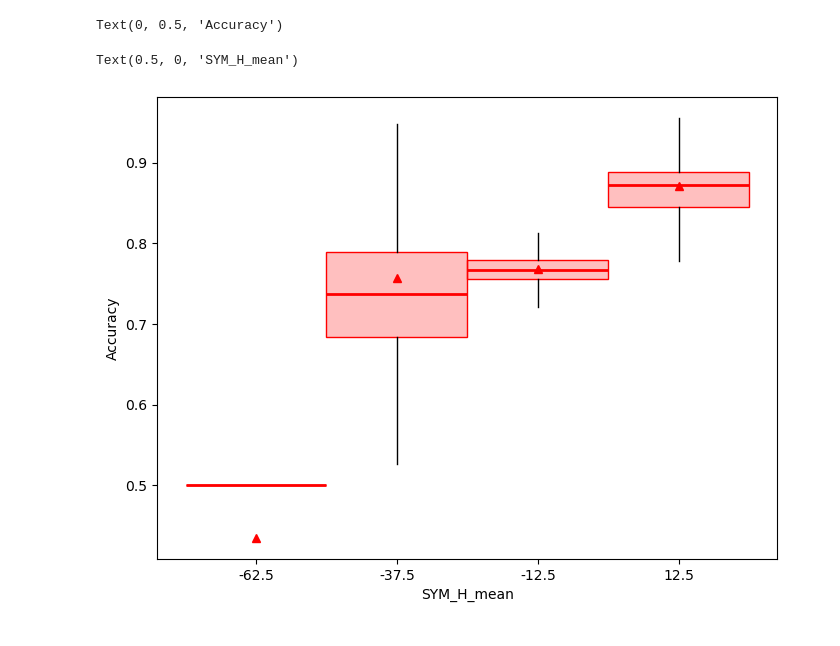
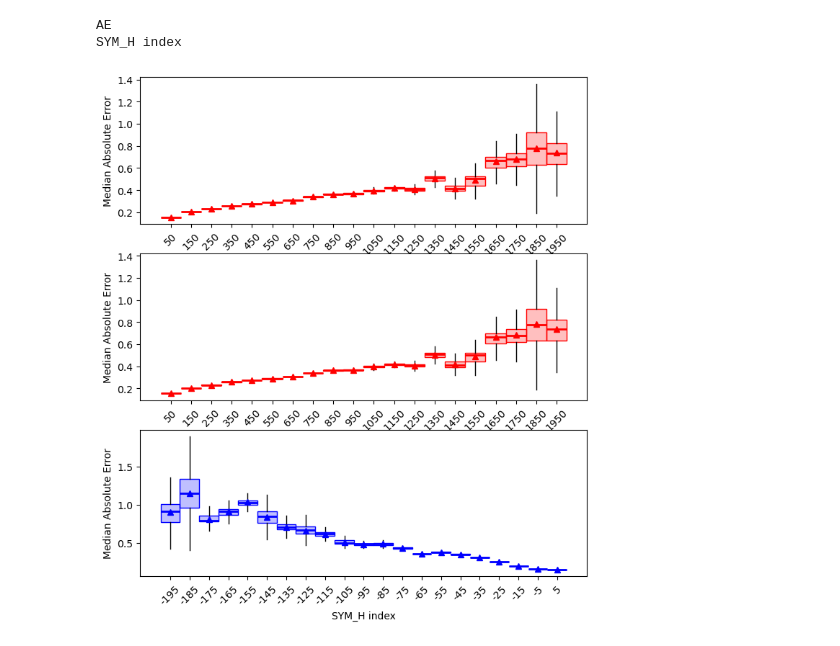
Before and after one commit to kylermurphy/ml_fw, a Jupyter notebook: Notebooks/Metric_boxvx.ipynb, the cells around one changed output. Drawn from its saved outputs; the diff is of its cells as text; code cells hidden in the pictures.

Commit message:
New notebook example
New notebook example

```diff
--- a/Notebooks/Metric_boxvx.ipynb
+++ b/Notebooks/Metric_boxvx.ipynb
@@ -10,0 +29,7 @@ from scipy.stats import binned_statistic
+# %%
+import os, sys
+import pandas as pd
+import matplotlib.pyplot as plt
+
+path_dat = "E:\OneDrive\Phys4501\data\RF_FI_GEO_OOS_CHAMP.hdf5"
+path_mod = os.path.normpath(os.getcwd()+'/../ml_fw/') # assumes current working directory is the ml_fw/Notebooks directory
@@ -11,5 +41,5 @@ from scipy.stats import binned_statistic
 # %%
-dat = pd.read_hdf("C:\data\Full_Model_Outputs.hdf5")
+dat = pd.read_hdf(path_dat)
 dat.head(1)
 dat.describe()
 # %% [output]
@@ -102,31 +77,63 @@ for i in np.arange(x_bins, dtype=int):
+# %%
+met_box = inspect.boxplot_metvx(x_dat, y_true, y_pred, box_dat=dat, bins=x_bin, xrange=x_range,
+                                kfolds=k_folds, kfrac=k_size, box_metric=met)
 # %%
 # plot the data
+InteractiveShell.ast_node_interactivity = "last_expr"
 showmean=True
-fig, ax = plt.subplots(1, figsize=(8,6))
+fig, ax = plt.subplots(3,1, figsize=(8,9))
 
-y_val = box_stats # a list of dictionaries for each box/whisker instance
-x_val = x_cen # the center of each x bin
-x_width = x_wid # the width of each x bin
+# boxplot_vx returns a dictionary for each of x_dat which contains
+# the required values to plot a boxplot using bxp()
+# the dictionary key is the inputs DataFramed column names
+
+# lets look at the returned dictionary for AE
+ae_box = met_box['AE'] # the AE box/whisker data
+y_val = ae_box['box_stats'] # a list of dictionaries for each box/whisker instance
+x_val = ae_box['x_centre'] # the center of each x bin
+x_width = ae_box['x_width'] # the width of each x bin
 
 # lets define some colors, alpha values (transparencies) and other properties to
 # make the plot pretty
 
 cc = [1,0,0] # red box plot
 bx_a = 0.25 # transparency level (alpha) for box
 ln_a = 1.0 # transparency level for lines
 ln_w = 2.0 # line width
 
-b1 = ax.bxp(y_val, positions=x_val, widths=x_width,
+b1 = ax[0].bxp(y_val, positions=x_val, widths=x_width,
                   patch_artist=True, showmeans=showmean,
                   shownotches=False, showcaps=False,
                   boxprops={'ec':cc+[ln_a], 'fc':cc+[bx_a]}, # artist properties for boxes
                   medianprops={'c':cc, 'lw':ln_w}, # artist properties for medians
                   meanprops={'mec':cc, 'mfc':cc}) # artist propoerties for means
 
+# lets fix the x-axis a bit and label everything
+ax[0].set_xticks(x_val,x_val.astype(int).astype(str),rotation=45)
+ax[0].set_ylabel(metric)
+ax[0].set_xlabel('AE')
 
-ax.set_ylabel('Accuracy')
-ax.set_xlabel(x_col)
+# lets do the same thing but loop through the returned box_dat
+# to create a box/whisker plot for each returned key (x_dat)
+# loop through the dictionary to plot all box_plots
+pc = [cc, [0,0,1]]
+for (key, value), ap, bc, in zip(met_box.items(), ax[1:], pc):
+    print(key)
+    plt_box = met_box[key]
+    y_val = plt_box['box_stats']
+    x_val = plt_box['x_centre']
+    x_width = plt_box['x_width']
+
+    b = ap.bxp(y_val, positions=x_val, widths=x_width,
+                      patch_artist=True, showmeans=showmean,
+                      shownotches=False, showcaps=False,
+                      boxprops={'ec':bc+[ln_a], 'fc':bc+[bx_a]},
+                      medianprops={'c':bc, 'lw':ln_w},
+                      meanprops={'mec':bc, 'mfc':bc})
+    ap.set_xticks(x_val,x_val.astype(int).astype(str),rotation=45)
+    ap.set_ylabel(metric)
+    ap.set_xlabel(key)
 # %% [output]
-Text(0, 0.5, 'Accuracy')
+AE
+SYM_H index
-Text(0.5, 0, 'SYM_H_mean')
-[figure, old version]
+[figure, new version]
```
Also changed, not shown: parts of 9 cells of this notebook, 2 other files.
